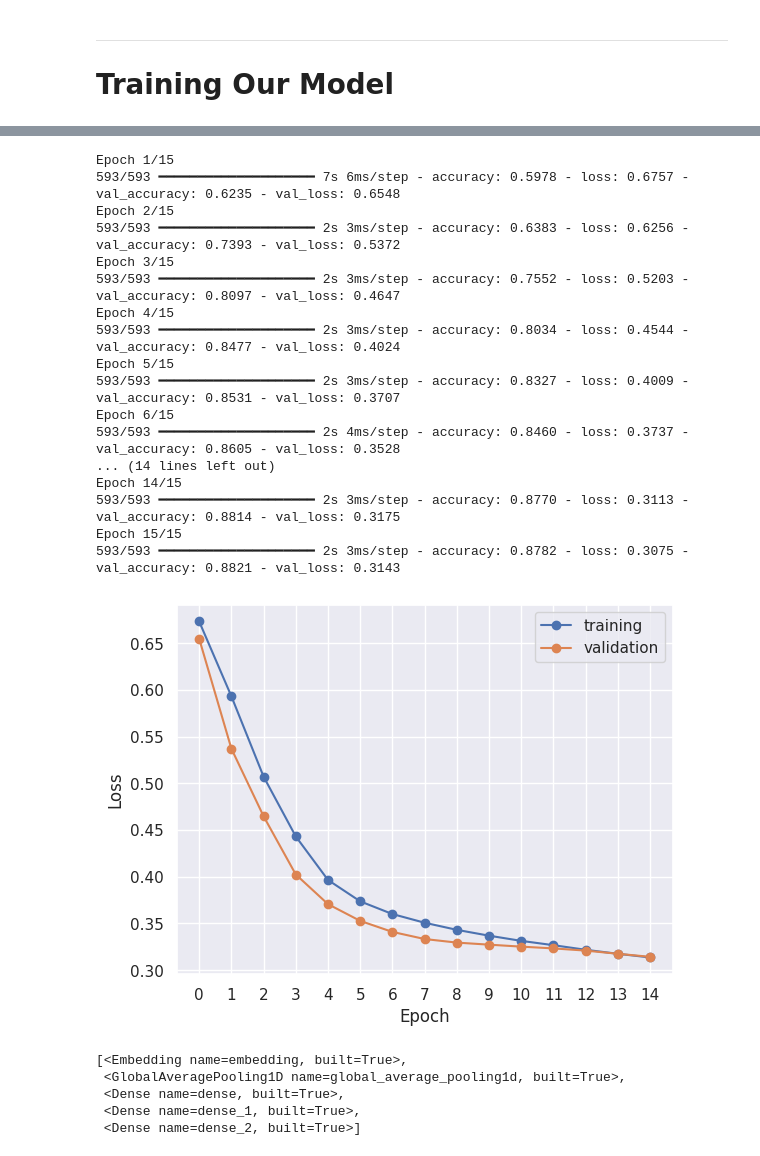
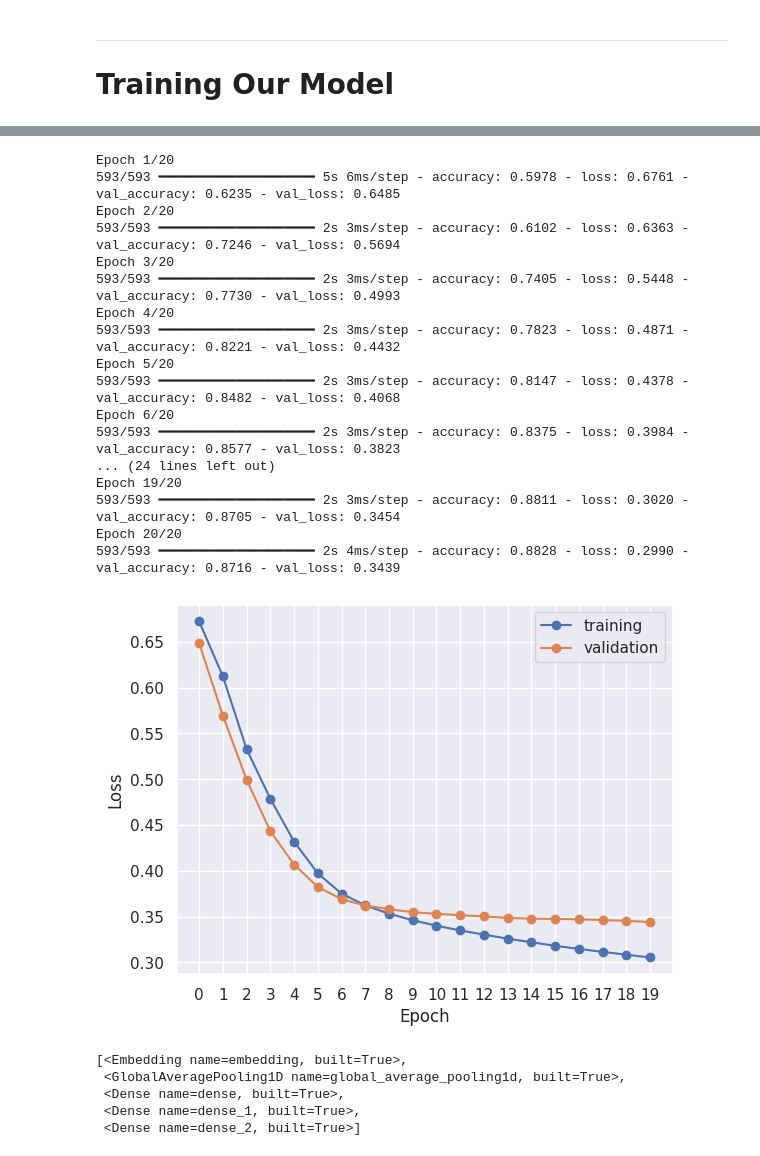
Before and after one commit to czarolag/Spotify-Review---Sentimental-Analysis, a Jupyter notebook: notebook/Spotify_Review_Prediction.ipynb, the cells around one changed output, grey strips where cells are left out. Drawn from its saved outputs; the diff is of its cells as text; code cells hidden in the pictures.

```diff
--- a/notebook/Spotify_Review_Prediction.ipynb
+++ b/notebook/Spotify_Review_Prediction.ipynb
@@ -306,34 +287,34 @@ Model: "sequential"
 # %%
 history = model.fit(
   x = X_train_processed,
   y = Y_train,
-  epochs=15,
+  epochs=20,
   batch_size=64,
   validation_split=0.1,
   verbose=1,
   )
 
 history = pd.DataFrame(history.history)
 plot_history(history)
 # %% [output]
-Epoch 1/15
-593/593 ━━━━━━━━━━━━━━━━━━━━ 7s 6ms/step - accuracy: 0.5978 - loss: 0.6757 - val_accuracy: 0.6235 - val_loss: 0.6548
-Epoch 2/15
-593/593 ━━━━━━━━━━━━━━━━━━━━ 2s 3ms/step - accuracy: 0.6383 - loss: 0.6256 - val_accuracy: 0.7393 - val_loss: 0.5372
-Epoch 3/15
-593/593 ━━━━━━━━━━━━━━━━━━━━ 2s 3ms/step - accuracy: 0.7552 - loss: 0.5203 - val_accuracy: 0.8097 - val_loss: 0.4647
-Epoch 4/15
-593/593 ━━━━━━━━━━━━━━━━━━━━ 2s 3ms/step - accuracy: 0.8034 - loss: 0.4544 - val_accuracy: 0.8477 - val_loss: 0.4024
-Epoch 5/15
-593/593 ━━━━━━━━━━━━━━━━━━━━ 2s 3ms/step - accuracy: 0.8327 - loss: 0.4009 - val_accuracy: 0.8531 - val_loss: 0.3707
-Epoch 6/15
-593/593 ━━━━━━━━━━━━━━━━━━━━ 2s 4ms/step - accuracy: 0.8460 - loss: 0.3737 - val_accuracy: 0.8605 - val_loss: 0.3528
-... (14 lines left out)
-Epoch 14/15
-593/593 ━━━━━━━━━━━━━━━━━━━━ 2s 3ms/step - accuracy: 0.8770 - loss: 0.3113 - val_accuracy: 0.8814 - val_loss: 0.3175
-Epoch 15/15
-593/593 ━━━━━━━━━━━━━━━━━━━━ 2s 3ms/step - accuracy: 0.8782 - loss: 0.3075 - val_accuracy: 0.8821 - val_loss: 0.3143
+Epoch 1/20
+593/593 ━━━━━━━━━━━━━━━━━━━━ 5s 6ms/step - accuracy: 0.5978 - loss: 0.6761 - val_accuracy: 0.6235 - val_loss: 0.6485
+Epoch 2/20
+593/593 ━━━━━━━━━━━━━━━━━━━━ 2s 3ms/step - accuracy: 0.6102 - loss: 0.6363 - val_accuracy: 0.7246 - val_loss: 0.5694
+Epoch 3/20
+593/593 ━━━━━━━━━━━━━━━━━━━━ 2s 3ms/step - accuracy: 0.7405 - loss: 0.5448 - val_accuracy: 0.7730 - val_loss: 0.4993
+Epoch 4/20
+593/593 ━━━━━━━━━━━━━━━━━━━━ 2s 3ms/step - accuracy: 0.7823 - loss: 0.4871 - val_accuracy: 0.8221 - val_loss: 0.4432
+Epoch 5/20
+593/593 ━━━━━━━━━━━━━━━━━━━━ 2s 3ms/step - accuracy: 0.8147 - loss: 0.4378 - val_accuracy: 0.8482 - val_loss: 0.4068
+Epoch 6/20
+593/593 ━━━━━━━━━━━━━━━━━━━━ 2s 3ms/step - accuracy: 0.8375 - loss: 0.3984 - val_accuracy: 0.8577 - val_loss: 0.3823
+... (24 lines left out)
+Epoch 19/20
+593/593 ━━━━━━━━━━━━━━━━━━━━ 2s 3ms/step - accuracy: 0.8811 - loss: 0.3020 - val_accuracy: 0.8705 - val_loss: 0.3454
+Epoch 20/20
+593/593 ━━━━━━━━━━━━━━━━━━━━ 2s 4ms/step - accuracy: 0.8828 - loss: 0.2990 - val_accuracy: 0.8716 - val_loss: 0.3439
-[figure, old version]
+[figure, new version]
 # %%
 # Display the model layers.
 display(model.layers)
```
Also changed, not shown: parts of 4 cells of this notebook.
